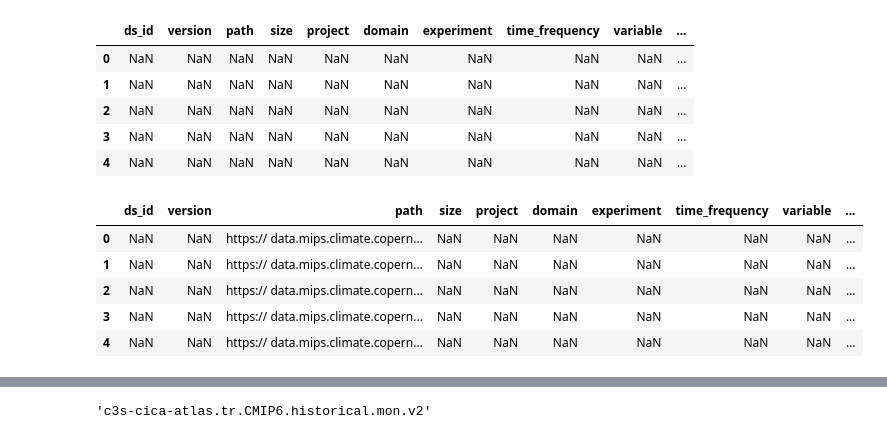
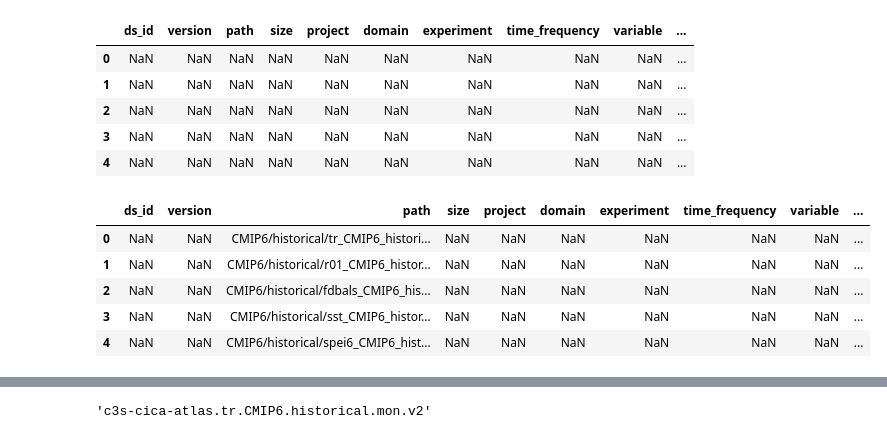
Before and after one commit to cp4cds/c3s_34g_manifests, a Jupyter notebook: notebooks/atlas_v2_build_intake_catalog.ipynb, the cells around one changed output, grey strips where cells are left out. Cells and saved outputs as stored; diff of their text form; code cells hidden in the pictures.

```diff
--- a/notebooks/atlas_v2_build_intake_catalog.ipynb
+++ b/notebooks/atlas_v2_build_intake_catalog.ipynb
@@ -6,7 +6,7 @@ import numpy as np
 # %%
 ## load manifest
 
-df = pd.read_csv("../atlas_v2/manifest-atlas-v2_20250317.txt", names=["url"])
+df = pd.read_csv("../atlas_v2/manifest-atlas-v2_20250318.txt", names=["url"])
 df
 # %% [output]
 |  | url |
@@ -59,15 +59,15 @@ df_new.head()
 | 3 | NaN | NaN | NaN | NaN | NaN | NaN | NaN | NaN | NaN | ... |
 | 4 | NaN | NaN | NaN | NaN | NaN | NaN | NaN | NaN | NaN | ... |
 # %%
-df_new["path"] = df_new["url"].str.replace("https://data.mips.copernicus-climate.eu/thredds/fileServer/esg_c3s-cica-atlas/v02/", "", regex=False)
+df_new["path"] = df_new["url"].str.replace("https://data.mips.climate.copernicus.eu/thredds/fileServer/esg_c3s-cica-atlas/v02/", "", regex=False)
 df_new.head()
 # %% [output]
 |  | ds_id | version | path | size | project | domain | experiment | time_frequency | variable | ... |
-| 0 | NaN | NaN | https:// data.mips.climate.copern... | NaN | NaN | NaN | NaN | NaN | NaN | ... |
-| 1 | NaN | NaN | https:// data.mips.climate.copern... | NaN | NaN | NaN | NaN | NaN | NaN | ... |
-| 2 | NaN | NaN | https:// data.mips.climate.copern... | NaN | NaN | NaN | NaN | NaN | NaN | ... |
-| 3 | NaN | NaN | https:// data.mips.climate.copern... | NaN | NaN | NaN | NaN | NaN | NaN | ... |
-| 4 | NaN | NaN | https:// data.mips.climate.copern... | NaN | NaN | NaN | NaN | NaN | NaN | ... |
+| 0 | NaN | NaN | CMIP6/historical/tr_CMIP6_histori... | NaN | NaN | NaN | NaN | NaN | NaN | ... |
+| 1 | NaN | NaN | CMIP6/historical/r01_CMIP6_histor... | NaN | NaN | NaN | NaN | NaN | NaN | ... |
+| 2 | NaN | NaN | CMIP6/historical/fdbals_CMIP6_his... | NaN | NaN | NaN | NaN | NaN | NaN | ... |
+| 3 | NaN | NaN | CMIP6/historical/sst_CMIP6_histor... | NaN | NaN | NaN | NaN | NaN | NaN | ... |
+| 4 | NaN | NaN | CMIP6/historical/spei6_CMIP6_hist... | NaN | NaN | NaN | NaN | NaN | NaN | ... |
 # %%
 version = "v2"
 
```
Also changed, not shown: parts of 6 cells of this notebook, 6 other files.
